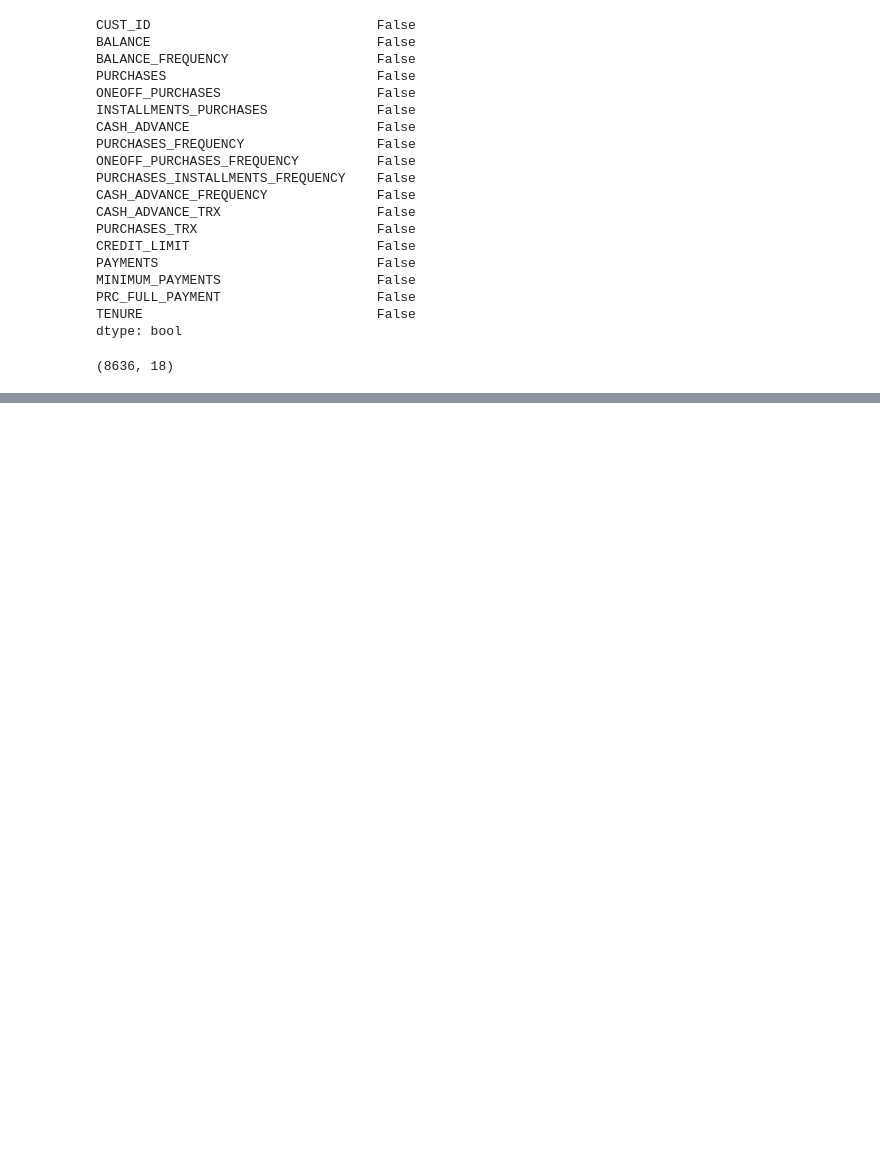
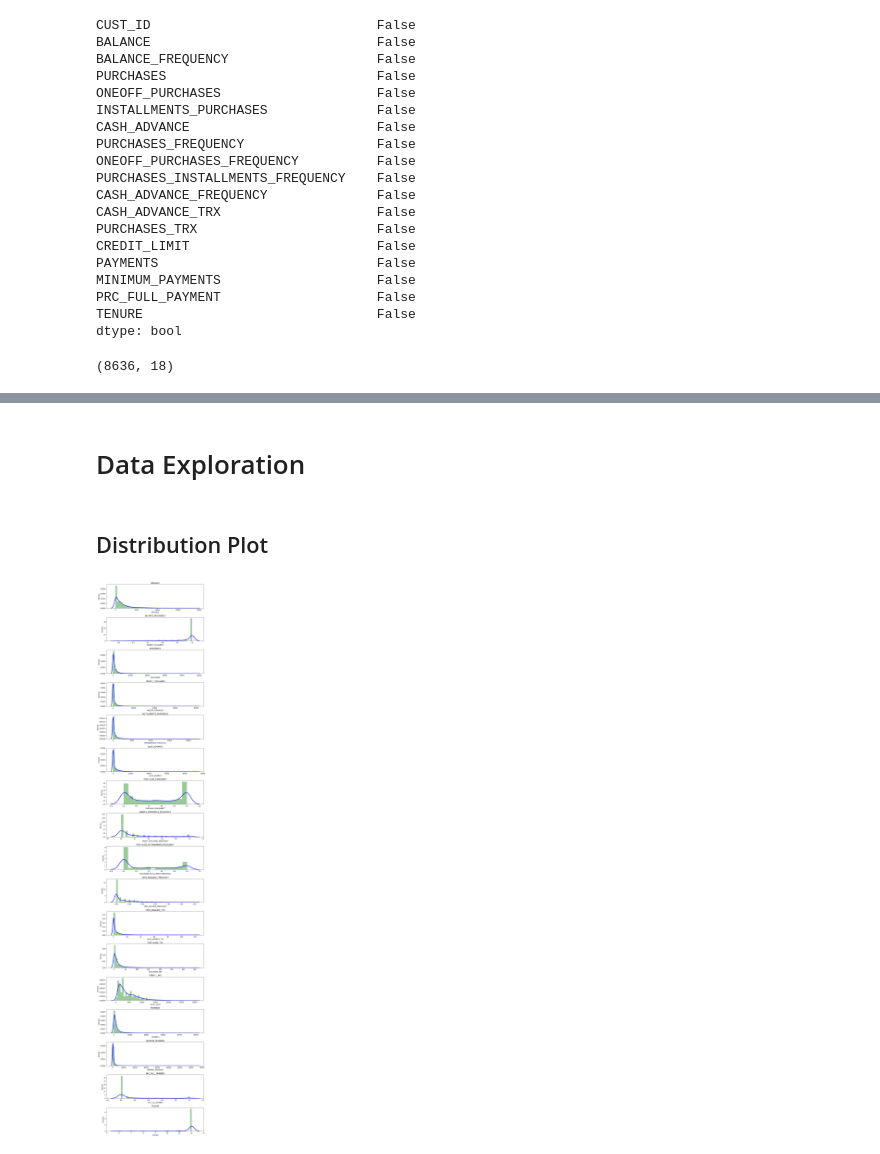
Before and after one commit to HelennaConstantia/PYTN_Kampus-Merdeka_FP4, a Jupyter notebook: PYTN_KampusMerdeka_fp4_Helenna-Constantia.ipynb, the cells around one changed output, grey strips where cells are left out. Drawn from its saved outputs; the diff is of its cells as text; code cells hidden in the pictures; blank space fills up the shorter version.

```diff
--- a/PYTN_KampusMerdeka_fp4_Helenna-Constantia.ipynb
+++ b/PYTN_KampusMerdeka_fp4_Helenna-Constantia.ipynb
@@ -156,0 +172,4 @@ df.shape
+# %%
+#menghapus kolom CUST_ID
+df.drop(columns=['CUST_ID'], inplace=True)
+df.head()
@@ -156,0 +183,3 @@ df.shape
+# %%
+#mereset index
+df.reset_index(drop=True, inplace=True)
@@ -156,0 +217,17 @@ df.shape
+# %% [markdown]
+# Data Exploration
+# %% [markdown]
+## Distribution Plot
+# %%
+#menghilangkan future warnings
+warnings.simplefilter(action='ignore',category=FutureWarning)
+plt.figure(figsize=(10,50))
+
+for i in range(len(df.columns)):
+    plt.subplot(17,1,i+1)
+    sns.distplot(df[df.columns[i]],kde_kws={"color":"b", "lw":3 ,'label':'KDE'},hist_kws={"color":'g'})
+    plt.title(df.columns[i])
+
+plt.tight_layout()
+# %% [output]
+[figure, added]
```
Also changed, not shown: parts of 27 cells of this notebook.
